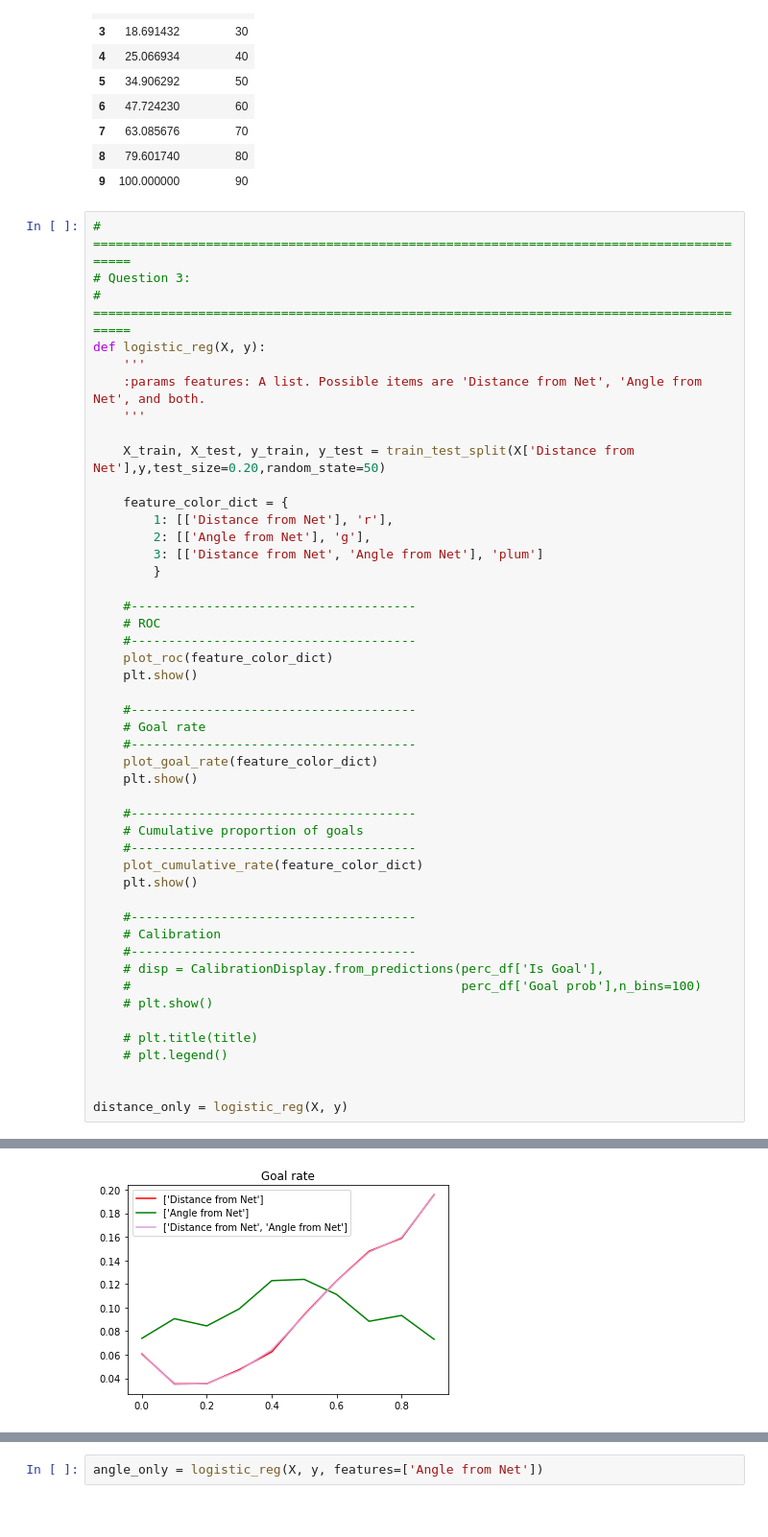
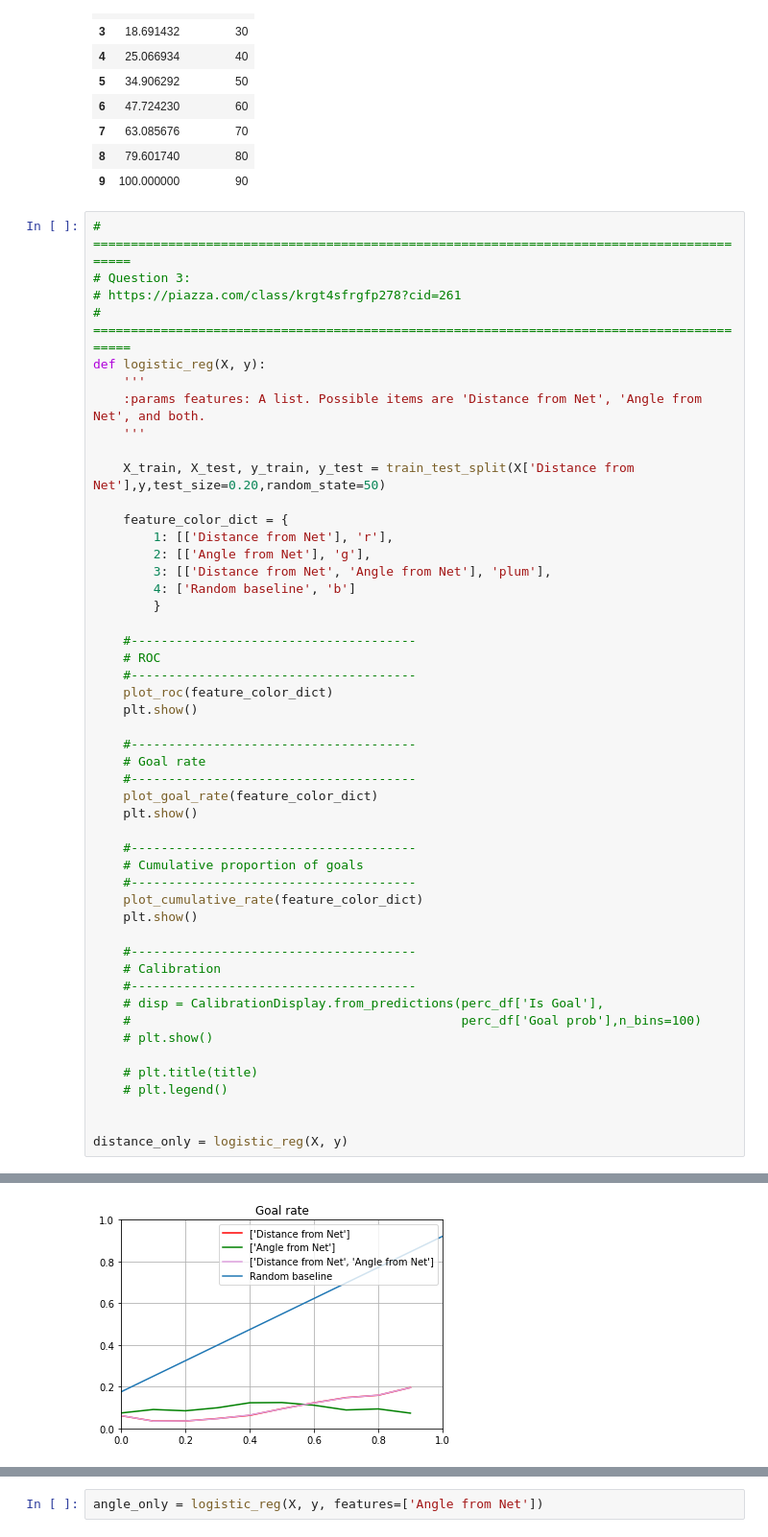
Before and after one commit to IreneZhou0129/IFT6758_m1, a Jupyter notebook: notebooks/m2_q3.ipynb, the cells around one changed output, grey strips where cells are left out. Shown at 96% size. Cells and saved outputs as stored; diff of their text form.

Commit message:
added random baseline to roc

```diff
--- a/notebooks/m2_q3.ipynb
+++ b/notebooks/m2_q3.ipynb
@@ -318,6 +318,7 @@ cumulative_rate
 # %%
 # ==========================================================================================
 # Question 3:
+# https://piazza.com/class/krgt4sfrgfp278?cid=261
 # ==========================================================================================
 def logistic_reg(X, y):
     '''
@@ -329,7 +330,8 @@ def logistic_reg(X, y):
     feature_color_dict = {
         1: [['Distance from Net'], 'r'],
         2: [['Angle from Net'], 'g'],
-        3: [['Distance from Net', 'Angle from Net'], 'plum']
+        3: [['Distance from Net', 'Angle from Net'], 'plum'],
+        4: ['Random baseline', 'b']
         }
 
     #--------------------------------------
@@ -367 +369 @@ distance_only = logistic_reg(X, y)
-[figure, old version]
+[figure, new version]
```
Also changed, not shown: parts of 8 cells of this notebook.
